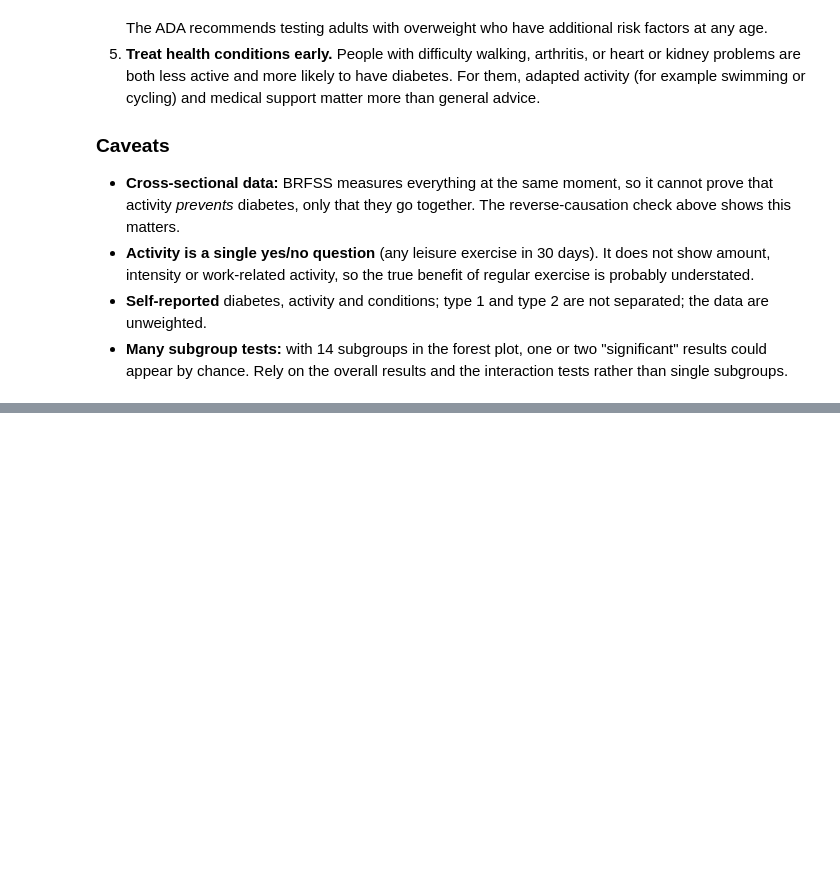
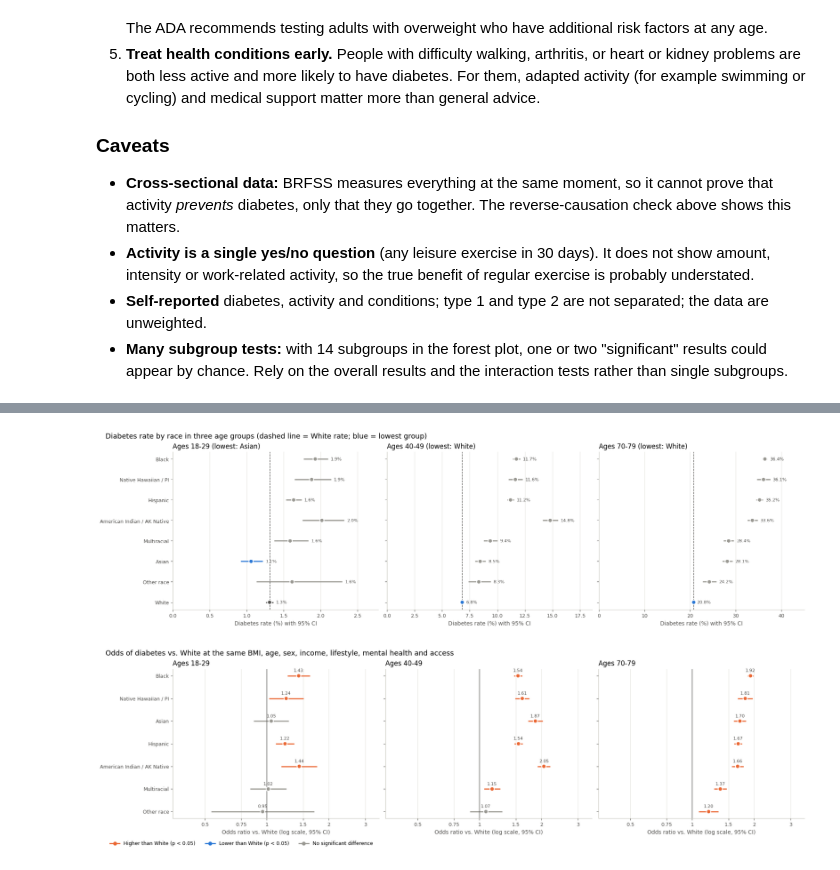
Before and after one commit to hele-L/CMPT491_Project, a Jupyter notebook: harmonized_processing_fixed.ipynb, the cells around one changed output, grey strips where cells are left out. Cells and saved outputs as stored; diff of their text form; code cells hidden in the pictures; blank space fills up the shorter version.

```diff
--- a/harmonized_processing_fixed.ipynb
+++ b/harmonized_processing_fixed.ipynb
@@ -2207,0 +2994,15 @@ Ranked by the strength of evidence in this data:
+# %%
+# 3. Does each race's gap change with age? Compare the fully adjusted log-odds ratios between age groups
+change_rows = {}
+young = race_or_by_age["18-29"][full_model]
+for race in race_cols_age:
+    row = {"OR 18-29": np.exp(young.loc[race, "b"])}
+    for older in ["40-49", "70-79"]:
+        o = race_or_by_age[older][full_model]
+        z = (o.loc[race, "b"] - young.loc[race, "b"]) / np.sqrt(o.loc[race, "se"] ** 2 + young.loc[race, "se"] ** 2)
+        row[f"OR {older}"] = np.exp(o.loc[race, "b"])
+        row[f"p change 18-29 vs. {older}"] = 2 * norm.sf(abs(z))
+    change_rows[race] = row
+race_change = pd.DataFrame(change_rows).T
+display(race_change.round(3))
+print("With 14 comparisons, p < 0.0036 (0.05 / 14) is the Bonferroni-corrected threshold.")
@@ -2207,0 +3024,56 @@ Ranked by the strength of evidence in this data:
+# %%
+# 1. Diabetes rate by race, one panel per age group
+order_races = race_rate_tables["70-79"].sort_values("rate_pct").index
+fig, axes = plt.subplots(1, 3, figsize=(18, 5), constrained_layout=True, sharey=True)
+y = np.arange(len(order_races))
+for ax, (age_name, t) in zip(axes, race_rate_tables.items()):
+    t = t.loc[order_races]
+    lowest_race = t["rate_pct"].idxmin()
+    colors = [BLUE if r == lowest_race else (TEXT_2 if r == "White" else GRAY) for r in t.index]
+    ax.hlines(y, t["CI_95_low"], t["CI_95_high"], colors=colors, linewidth=2)
+    ax.scatter(t["rate_pct"], y, color=colors, s=60, zorder=3, edgecolor="white", linewidth=1.5)
+    ax.axvline(t.loc["White", "rate_pct"], color=TEXT_2, linestyle="--", linewidth=1)
+    for yi, (rate, hi) in enumerate(zip(t["rate_pct"], t["CI_95_high"])):
+        ax.annotate(f"{rate:.1f}%", (hi, yi), xytext=(5, 0), textcoords="offset points",
+                    va="center", fontsize=8, color=TEXT_2)
+    ax.set_xlim(0, t["CI_95_high"].max() * 1.2)
+    ax.set_title(f"Ages {age_name} (lowest: {lowest_race})", fontsize=12, loc="left")
+    ax.set_xlabel("Diabetes rate (%) with 95% CI", color=TEXT_2)
+    style_axis(ax)
+axes[0].set_yticks(y, order_races)
+fig.suptitle("Diabetes rate by race in three age groups (dashed line = White rate; blue = lowest group)",
+             fontsize=13, x=0.01, ha="left")
+plt.show()
+
+# 2. Fully adjusted odds ratio vs. White, one panel per age group
+order_or = race_or_by_age["70-79"][full_model]["OR"].sort_values().index
+fig, axes = plt.subplots(1, 3, figsize=(18, 4.8), constrained_layout=True, sharey=True)
+y = np.arange(len(order_or))
+for ax, (age_name, results) in zip(axes, race_or_by_age.items()):
+    t = results[full_model].loc[order_or]
+    colors = np.where(t["p_value"] >= 0.05, GRAY, np.where(t["OR"] < 1, BLUE, ORANGE))
+    ax.hlines(y, t["CI_95_low"], t["CI_95_high"], colors=colors, linewidth=2)
+    ax.scatter(t["OR"], y, color=colors, s=60, zorder=3, edgecolor="white", linewidth=1.5)
+    ax.axvline(1, color=TEXT_2, linewidth=1)
+    for yi, o in enumerate(t["OR"]):
+        ax.annotate(f"{o:.2f}", (o, yi), xytext=(0, 7), textcoords="offset points", ha="center",
+                    fontsize=8, color=TEXT_2)
+    ax.set_xscale("log")
+    ticks = [0.5, 0.75, 1, 1.5, 2, 3]
+    ax.set_xticks(ticks, [str(tk) for tk in ticks])
+    ax.minorticks_off()
+    ax.set_xlim(0.35, 3.5)
+    ax.set_title(f"Ages {age_name}", fontsize=12, loc="left")
+    ax.set_xlabel("Odds ratio vs. White (log scale, 95% CI)", color=TEXT_2)
+    style_axis(ax)
+axes[0].set_yticks(y, order_or)
+fig.legend(handles=[plt.Line2D([], [], color=ORANGE, marker="o", linewidth=2, label="Higher than White (p < 0.05)"),
+                    plt.Line2D([], [], color=BLUE, marker="o", linewidth=2, label="Lower than White (p < 0.05)"),
+                    plt.Line2D([], [], color=GRAY, marker="o", linewidth=2, label="No significant difference")],
+           frameon=False, loc="upper left", bbox_to_anchor=(0.01, 0), ncol=3, fontsize=9)
+fig.suptitle("Odds of diabetes vs. White at the same BMI, age, sex, income, lifestyle, mental health and access",
+             fontsize=13, x=0.01, ha="left")
+plt.show()
+# %% [output]
+[figure, added]
+[figure, added]
```
Also changed, not shown: parts of 29 cells of this notebook, 1 other file.
